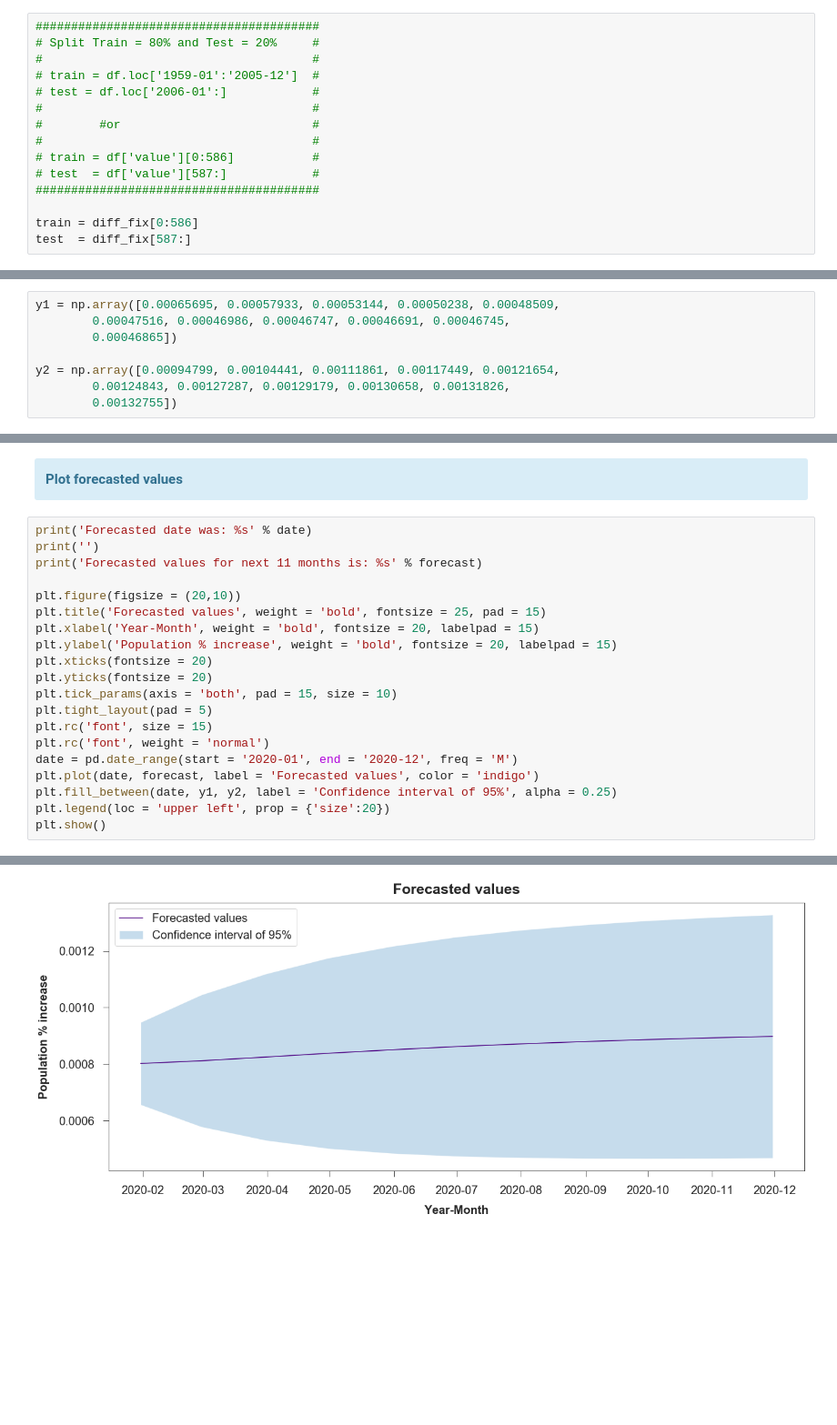
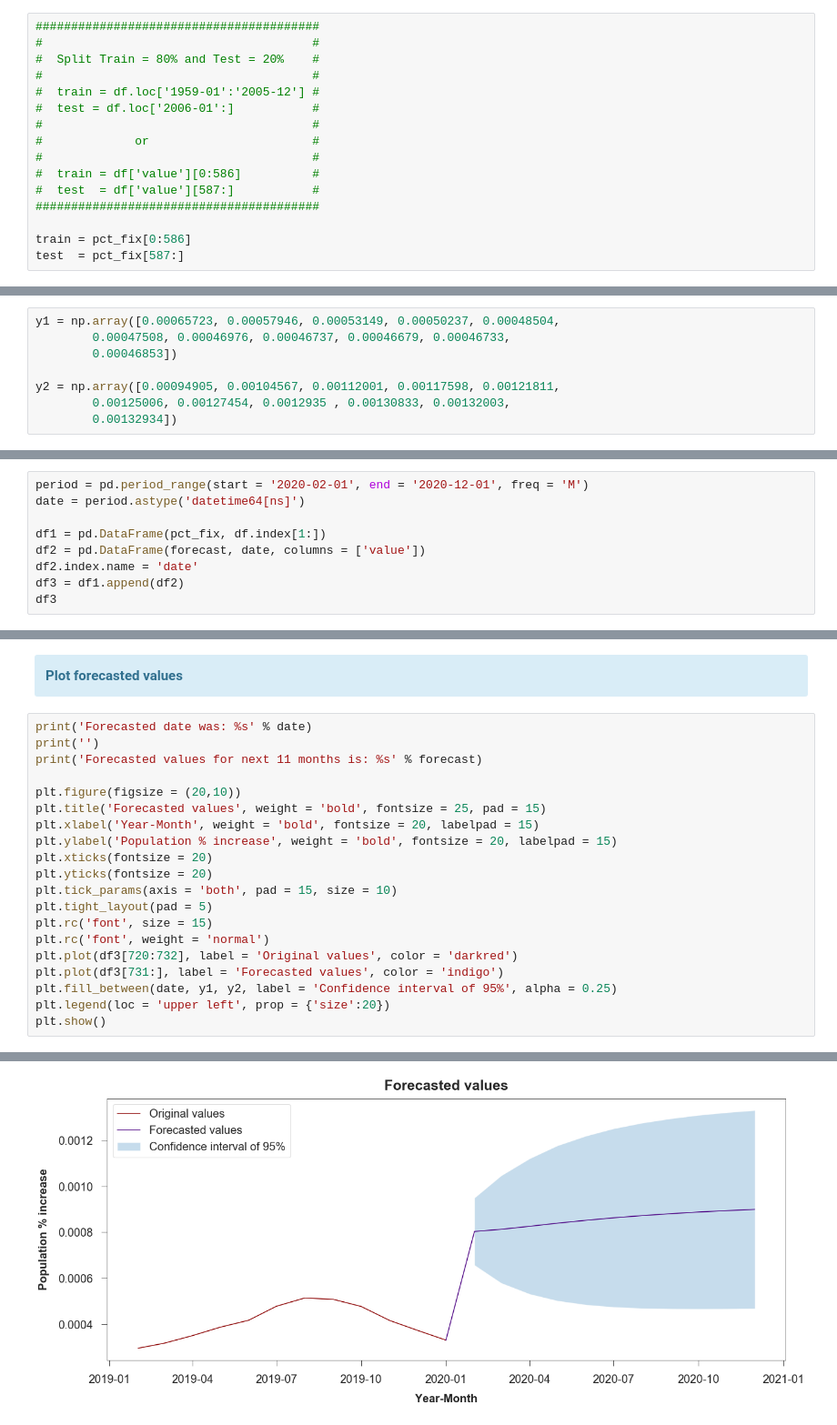
Before and after one commit to Pedro-Ivo/Population_Time_Series, a Jupyter notebook: Population growth in US.ipynb, the cells around one changed output, grey strips where cells are left out. Shown at 91% size. Cells and saved outputs as stored; diff of their text form; blank space fills up the shorter version.

```diff
--- a/Population growth in US.ipynb
+++ b/Population growth in US.ipynb
@@ -298,18 +308,19 @@ pacf_diff = plot_pacf(diff_fix,  title = 'Partial Autocorrelation of percentage
 </div>
 # %%
 ########################################
-# Split Train = 80% and Test = 20%     #
 #                                      #
-# train = df.loc['1959-01':'2005-12']  #
-# test = df.loc['2006-01':]            #
+#  Split Train = 80% and Test = 20%    #
 #                                      #
-#        #or                           #
+#  train = df.loc['1959-01':'2005-12'] #
+#  test = df.loc['2006-01':]           #
 #                                      #
-# train = df['value'][0:586]           #
-# test  = df['value'][587:]            #
+#             or                       #
+#                                      #
+#  train = df['value'][0:586]          #
+#  test  = df['value'][587:]           #
 ########################################
 
-train = diff_fix[0:586]
-test  = diff_fix[587:]
+train = pct_fix[0:586]
+test  = pct_fix[587:]
 # %% [markdown]
 <div class="alert alert-block alert-info">
@@ -392,10 +403,10 @@ Mean squared error of original and fitted lines is: 0.000000005704
 <b>Scuffed confidence interval array</b>
 </div>
 # %%
-y1 = np.array([0.00065695, 0.00057933, 0.00053144, 0.00050238, 0.00048509,
-        0.00047516, 0.00046986, 0.00046747, 0.00046691, 0.00046745,
-        0.00046865])
+y1 = np.array([0.00065723, 0.00057946, 0.00053149, 0.00050237, 0.00048504,
+        0.00047508, 0.00046976, 0.00046737, 0.00046679, 0.00046733,
+        0.00046853])
 
-y2 = np.array([0.00094799, 0.00104441, 0.00111861, 0.00117449, 0.00121654,
-        0.00124843, 0.00127287, 0.00129179, 0.00130658, 0.00131826,
-        0.00132755])
+y2 = np.array([0.00094905, 0.00104567, 0.00112001, 0.00117598, 0.00121811,
+        0.00125006, 0.00127454, 0.0012935 , 0.00130833, 0.00132003,
+        0.00132934])
@@ -401,0 +417,9 @@ y2 = np.array([0.00094799, 0.00104441, 0.00111861, 0.00117449, 0.00121654,
+# %%
+period = pd.period_range(start = '2020-02-01', end = '2020-12-01', freq = 'M')
+date = period.astype('datetime64[ns]')
+
+df1 = pd.DataFrame(pct_fix, df.index[1:])
+df2 = pd.DataFrame(forecast, date, columns = ['value'])
+df2.index.name = 'date'
+df3 = df1.append(df2)
+df3
@@ -418,8 +457,8 @@ plt.tick_params(axis = 'both', pad = 15, size = 10)
 plt.tight_layout(pad = 5)
 plt.rc('font', size = 15)
 plt.rc('font', weight = 'normal')
-date = pd.date_range(start = '2020-01', end = '2020-12', freq = 'M')
-plt.plot(date, forecast, label = 'Forecasted values', color = 'indigo')
+plt.plot(df3[720:732], label = 'Original values', color = 'darkred')
+plt.plot(df3[731:], label = 'Forecasted values', color = 'indigo')
 plt.fill_between(date, y1, y2, label = 'Confidence interval of 95%', alpha = 0.25)
 plt.legend(loc = 'upper left', prop = {'size':20})
 plt.show()
@@ -434 +473 @@ Forecasted values for next 11 months is: [0.00080247 0.00081187 0.00082503 0.000
-[figure, old version]
+[figure, new version]
```
Also changed, not shown: parts of 19 cells of this notebook.
